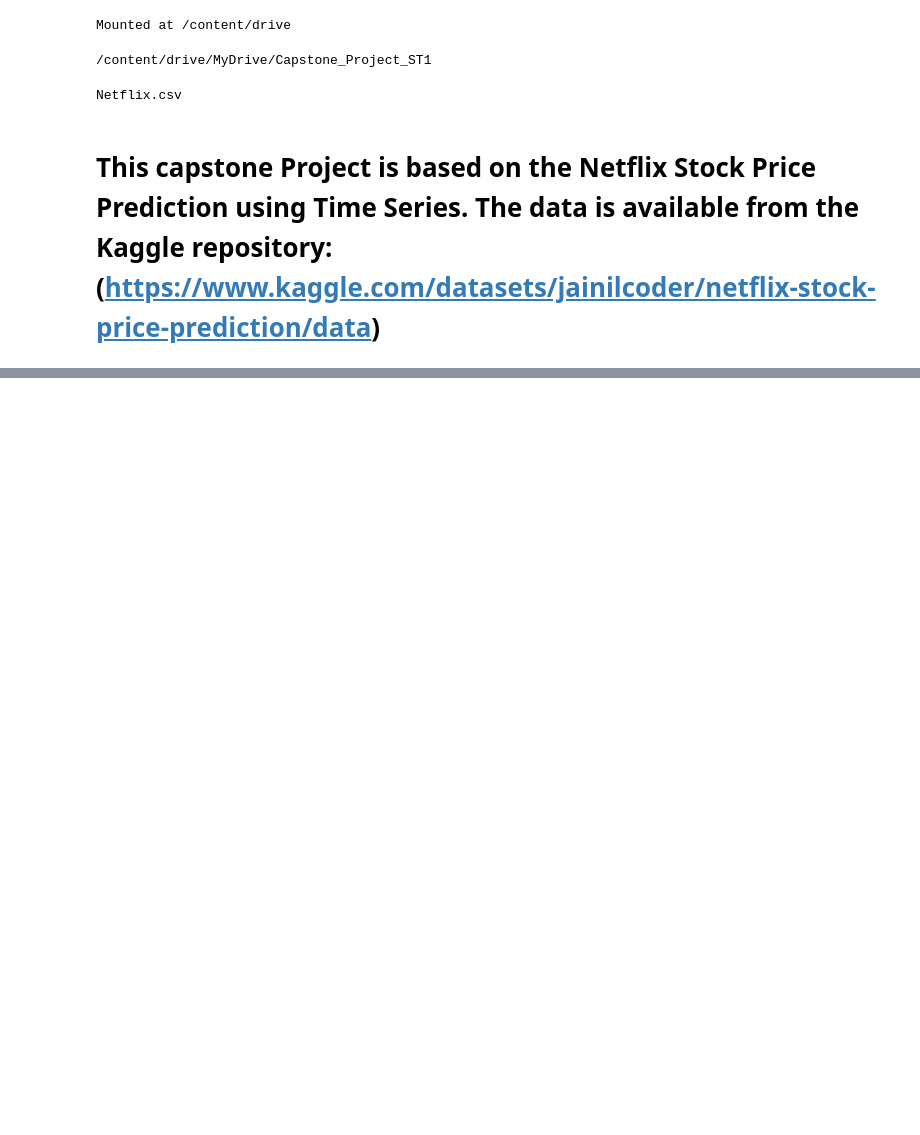
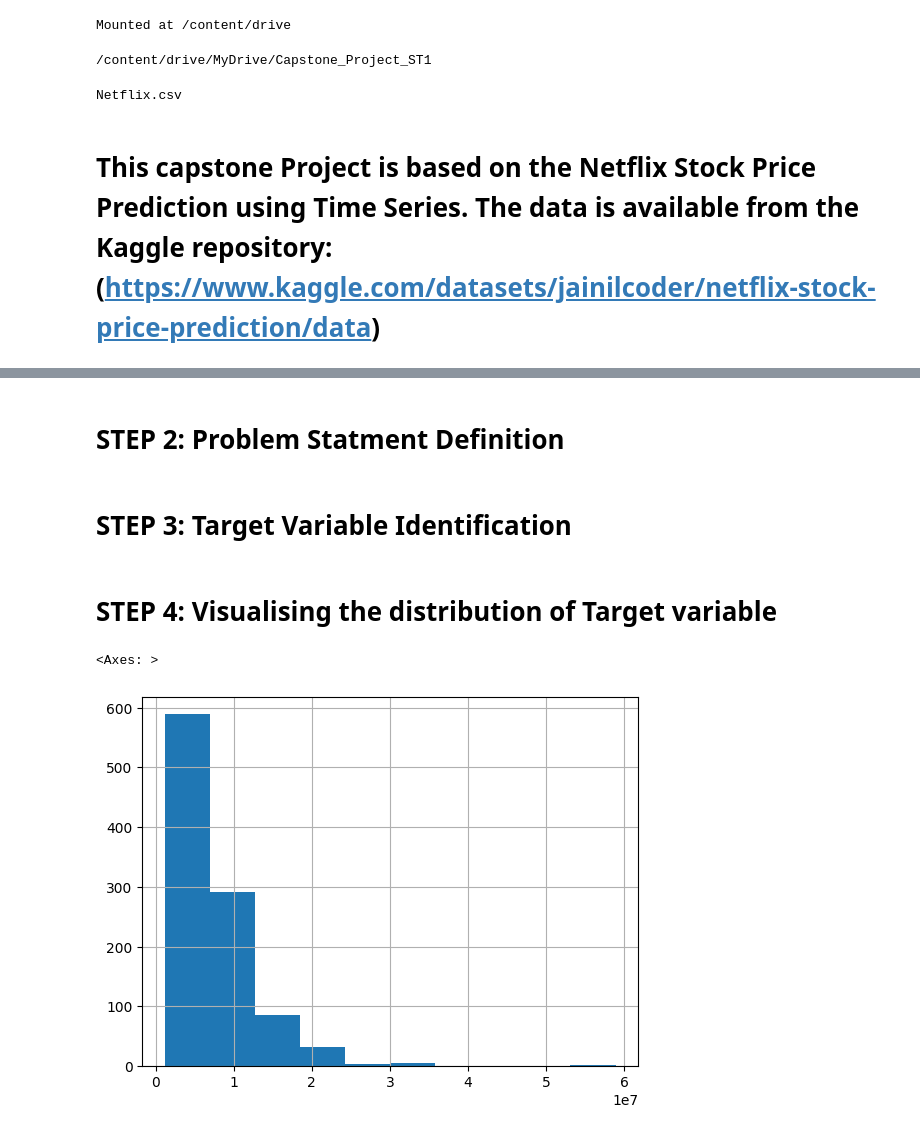
Before and after one commit to Suba-XIV/ST1Capstone, a Jupyter notebook: ST1_CapstoneProject.ipynb, the cells around one changed output, grey strips where cells are left out. Saved outputs shown, nothing was run; the diff lists cells and outputs as text; code cells hidden in the pictures; blank space fills up the shorter version.

Commit message:
Step 4

```diff
--- a/ST1_CapstoneProject.ipynb
+++ b/ST1_CapstoneProject.ipynb
@@ -74,0 +108,14 @@ plt.gca().spines[['top', 'right',]].set_visible(False)
+# %% [markdown]
+# STEP 2: Problem Statment Definition
+# %% [markdown]
+# STEP 3: Target Variable Identification
+# %% [markdown]
+# STEP 4: Visualising the distribution of Target variable
+# %%
+%matplotlib inline
+# Creating histogram as the Target variable is Continuous
+# This will help us to understand the distribution of the PRICE values
+NetflixData['Volume'].hist()
+# %% [output]
+<Axes: >
+[figure, added]
```
Also changed, not shown: parts of 8 cells of this notebook.
